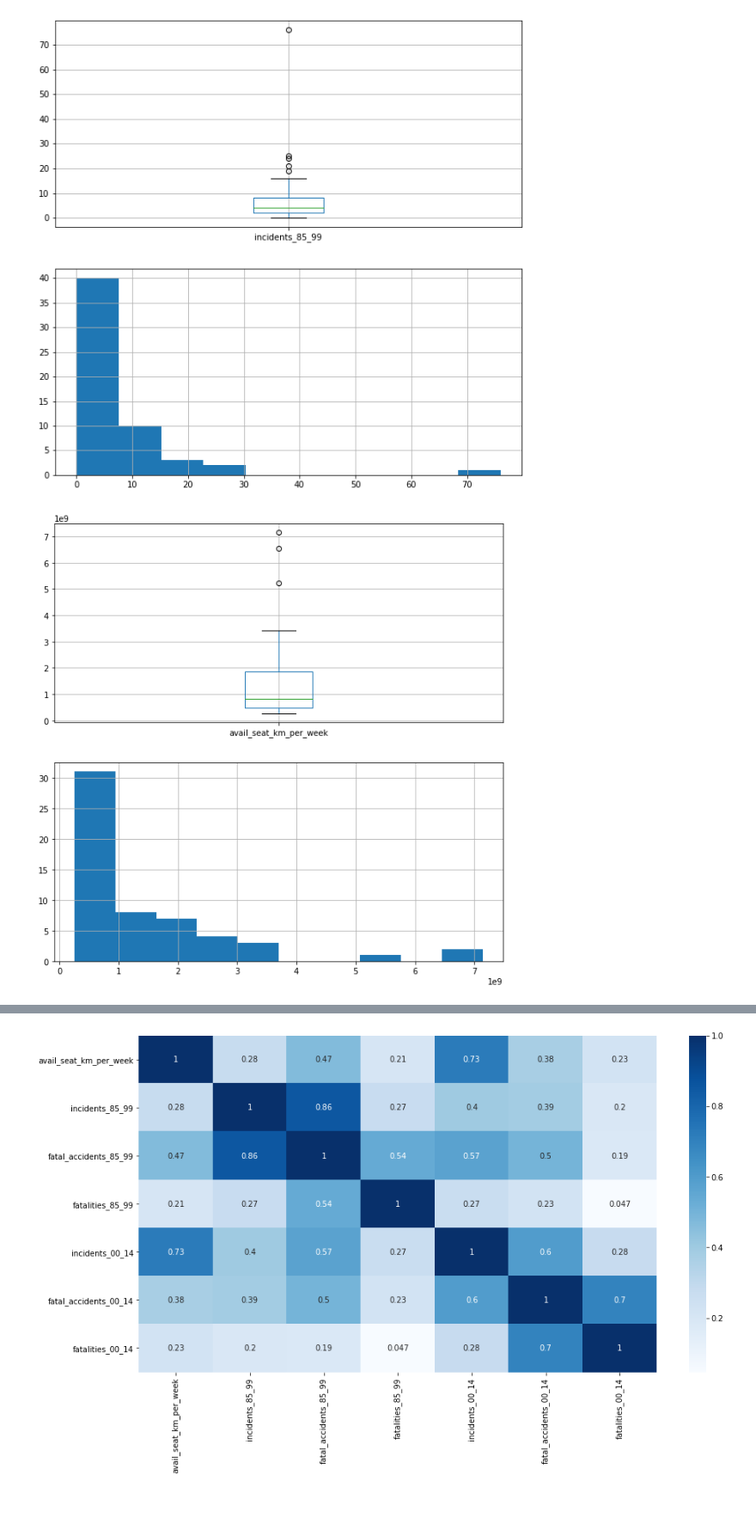
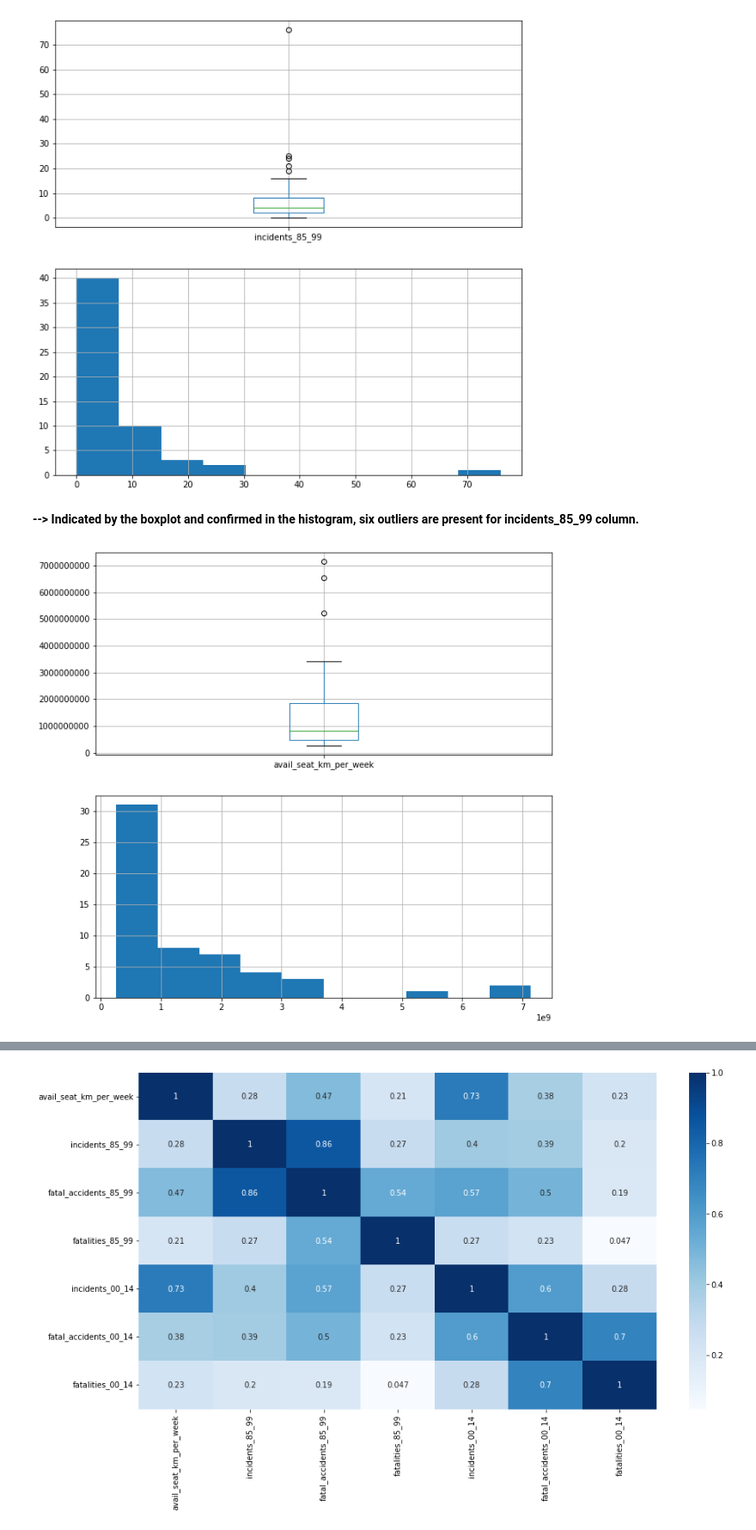
Before and after one commit to v-3sg/airline_safety, a Jupyter notebook: airline_safety.ipynb, the cells around one changed output, grey strips where cells are left out. Shown at 86% size. Saved outputs shown, nothing was run; the diff lists cells and outputs as text; code cells hidden in the pictures; blank space fills up the shorter version.

```diff
--- a/airline_safety.ipynb
+++ b/airline_safety.ipynb
@@ -142,13 +173,15 @@ plt.subplot(2, 1, 2)
 df['incidents_85_99'].hist();
 # %% [output]
 [figure]
+# %% [markdown]
+**--> Indicated by the boxplot and confirmed in the histogram, six outliers are present for incidents_85_99 column.**
 # %%
 plt.figure(figsize=(10,10))
-
 plt.subplot(2, 1, 1)
+plt.ticklabel_format(style='plain') #suppresses scientific notation
 df.boxplot(column = 'avail_seat_km_per_week')
 
 plt.subplot(2, 1, 2)
 df['avail_seat_km_per_week'].hist();
 # %% [output]
-[figure, old version]
+[figure, new version]
```
Also changed, not shown: parts of 22 cells of this notebook.
